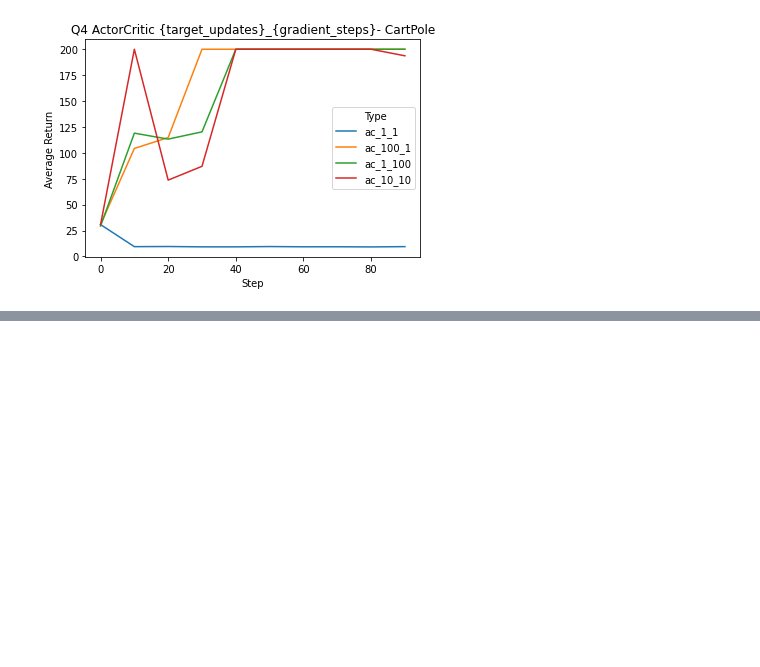
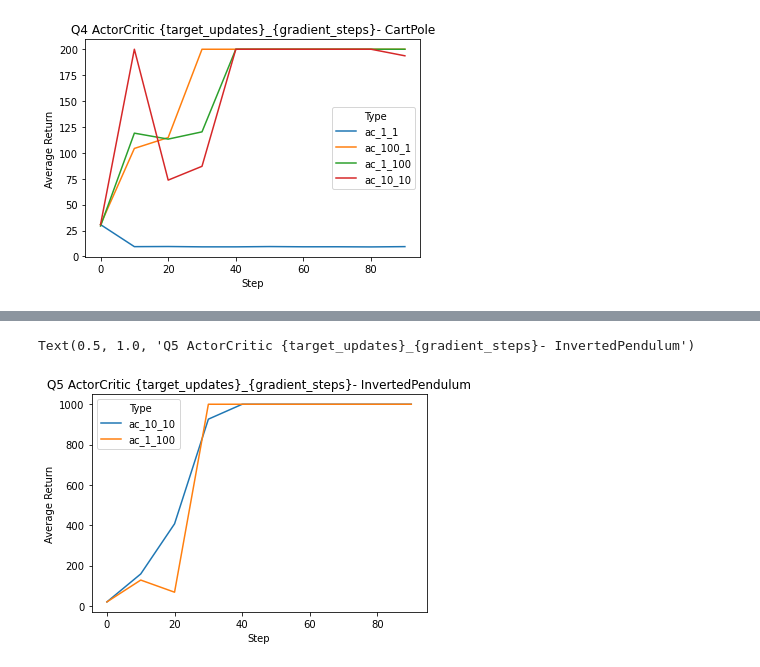
Before and after one commit to cocoza4/Berkeley-DeepRLCourse-CS285-Fall2019, a Jupyter notebook: hw3/run_logs/plot.ipynb, the cells around one changed output, grey strips where cells are left out. Drawn from its saved outputs; the diff is of its cells as text; code cells hidden in the pictures; blank space fills up the shorter version.

```diff
--- a/hw3/run_logs/plot.ipynb
+++ b/hw3/run_logs/plot.ipynb
@@ -270,0 +274,4 @@ Text(0.5, 1.0, 'Q4 ActorCritic {target_updates}_{gradient_steps}- CartPole')
+# %%
+df_q5_ip10_10 = read_csv(base/'run_q5_ac_10_10_InvertedPendulum-tag-Eval_AverageReturn.csv')
+df_q5_ip10_10['Type'] = 'ac_10_10'
+df_q5_ip10_10.head()
@@ -270,0 +285,4 @@ Text(0.5, 1.0, 'Q4 ActorCritic {target_updates}_{gradient_steps}- CartPole')
+# %%
+df_q5_ip1_100 = read_csv(base/'run_q5_ac_1_100_InvertedPendulum-tag-Eval_AverageReturn.csv')
+df_q5_ip1_100['Type'] = 'ac_1_100'
+df_q5_ip1_100.head()
@@ -270,0 +296,7 @@ Text(0.5, 1.0, 'Q4 ActorCritic {target_updates}_{gradient_steps}- CartPole')
+# %%
+df_q5_ip = pd.concat([df_q5_ip10_10, df_q5_ip1_100])
+ax = sns.lineplot(x='Step', y='Average Return', data=df_q5_ip, hue='Type')
+ax.set_title('Q5 ActorCritic {target_updates}_{gradient_steps}- InvertedPendulum')
+# %% [output]
+Text(0.5, 1.0, 'Q5 ActorCritic {target_updates}_{gradient_steps}- InvertedPendulum')
+[figure, added]
```
Also changed, not shown: parts of 10 cells of this notebook, 11 other files.
